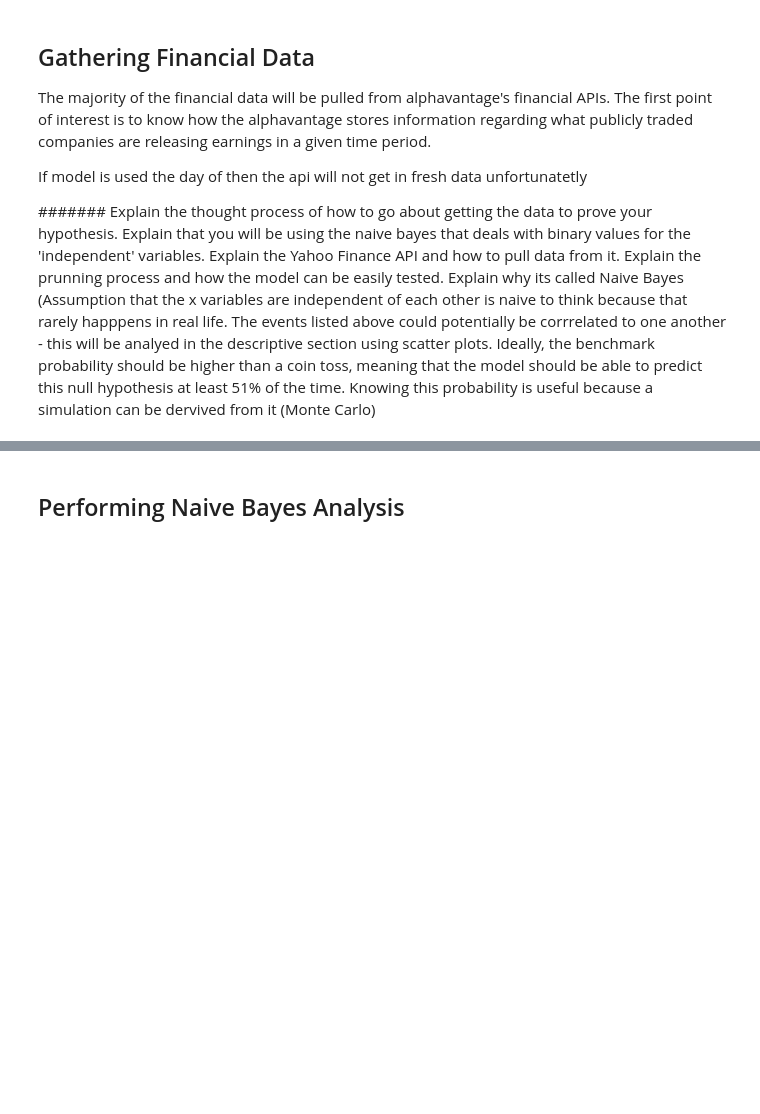
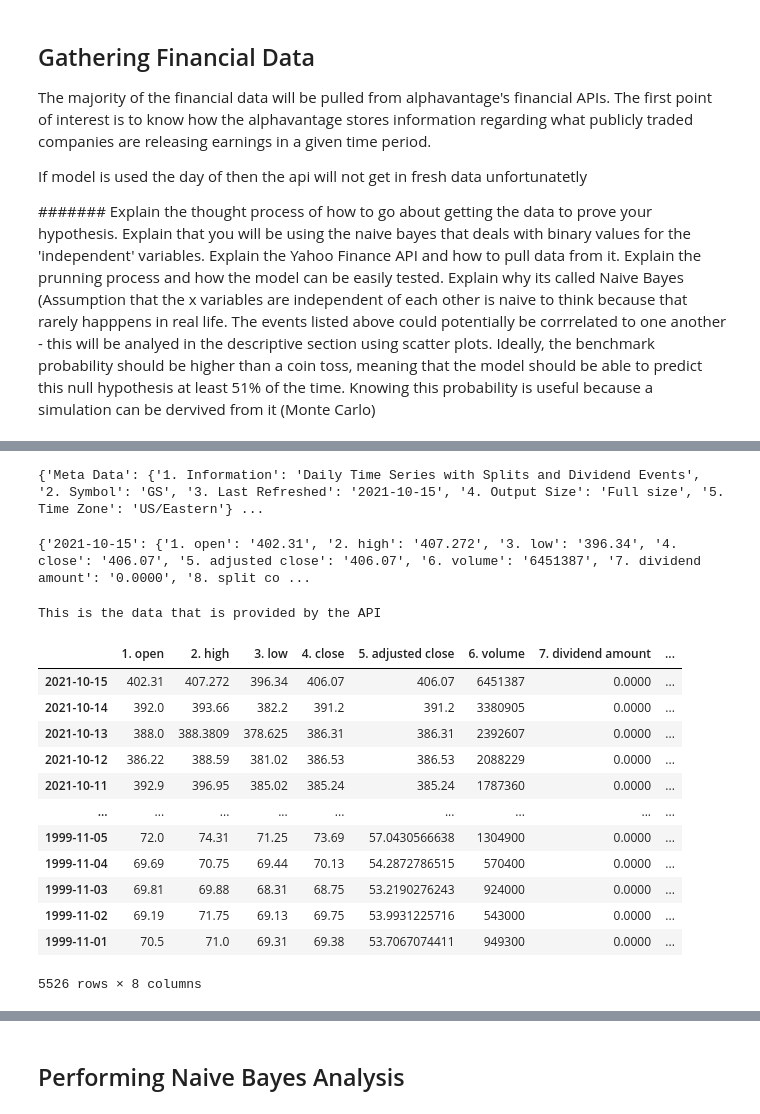
Before and after one commit to danielramirezjr1998/Data_Science_Projects, a Jupyter notebook: Naive Bayes Classifier/Naive Bayes in Finance.ipynb, the cells around one changed output, grey strips where cells are left out. Drawn from its saved outputs; the diff is of its cells as text; code cells hidden in the pictures; blank space fills up the shorter version.

```diff
--- a/Naive Bayes Classifier/Naive Bayes in Finance.ipynb
+++ b/Naive Bayes Classifier/Naive Bayes in Finance.ipynb
@@ -501,0 +421,51 @@ This is the shape of historical prices table (28, 11)
+# %%
+#getting the time series data
+#inputs
+api_key = 'TQ6TR98HVUPE3L9Z'
+data_of_interest = '3'
+symbol = 'GS'
+
+#this url contains the format needed to make the api call for time series data
+daily_prices_url = 'https://www.alphavantage.co/query?function=TIME_SERIES_DAILY_ADJUSTED&symbol=' + symbol + '&outputsize=full' +'&apikey=' + api_key
+
+#makes the api request/call
+daily_price_request = requests.get(daily_prices_url)
+
+#stores the values into a dictionary
+daily_prices = daily_price_request.json()
+
+#make a copy
+daily_prices_copy = daily_prices.copy()
+
+print(daily_prices_copy)
+# %% [output]
+{'Meta Data': {'1. Information': 'Daily Time Series with Splits and Dividend Events', '2. Symbol': 'GS', '3. Last Refreshed': '2021-10-15', '4. Output Size': 'Full size', '5. Time Zone': 'US/Eastern'} ...
+# %%
+#stores the relevant information into a dictionary
+dictionary_of_dp = daily_prices_copy['Time Series (Daily)']
+
+#relevant data
+print(dictionary_of_dp)
+# %% [output]
+{'2021-10-15': {'1. open': '402.31', '2. high': '407.272', '3. low': '396.34', '4. close': '406.07', '5. adjusted close': '406.07', '6. volume': '6451387', '7. dividend amount': '0.0000', '8. split co ...
+# %%
+#convert this json into a dataframe, where the keys are the rows and the values are the columns
+historical_prices = pd.DataFrame.from_dict(dictionary_of_dp, orient = 'index')
+print('This is the data that is provided by the API')
+print()
+display(historical_prices)
+# %% [output]
+This is the data that is provided by the API
+|  | 1. open | 2. high | 3. low | 4. close | 5. adjusted close | 6. volume | 7. dividend amount | ... |
+| 2021-10-15 | 402.31 | 407.272 | 396.34 | 406.07 | 406.07 | 6451387 | 0.0000 | ... |
+| 2021-10-14 | 392.0 | 393.66 | 382.2 | 391.2 | 391.2 | 3380905 | 0.0000 | ... |
+| 2021-10-13 | 388.0 | 388.3809 | 378.625 | 386.31 | 386.31 | 2392607 | 0.0000 | ... |
+| 2021-10-12 | 386.22 | 388.59 | 381.02 | 386.53 | 386.53 | 2088229 | 0.0000 | ... |
+| 2021-10-11 | 392.9 | 396.95 | 385.02 | 385.24 | 385.24 | 1787360 | 0.0000 | ... |
+| ... | ... | ... | ... | ... | ... | ... | ... | ... |
+| 1999-11-05 | 72.0 | 74.31 | 71.25 | 73.69 | 57.0430566638 | 1304900 | 0.0000 | ... |
+| 1999-11-04 | 69.69 | 70.75 | 69.44 | 70.13 | 54.2872786515 | 570400 | 0.0000 | ... |
+| 1999-11-03 | 69.81 | 69.88 | 68.31 | 68.75 | 53.2190276243 | 924000 | 0.0000 | ... |
+| 1999-11-02 | 69.19 | 71.75 | 69.13 | 69.75 | 53.9931225716 | 543000 | 0.0000 | ... |
+| 1999-11-01 | 70.5 | 71.0 | 69.31 | 69.38 | 53.7067074411 | 949300 | 0.0000 | ... |
+5526 rows × 8 columns
```
Also changed, not shown: parts of 139 cells of this notebook.
